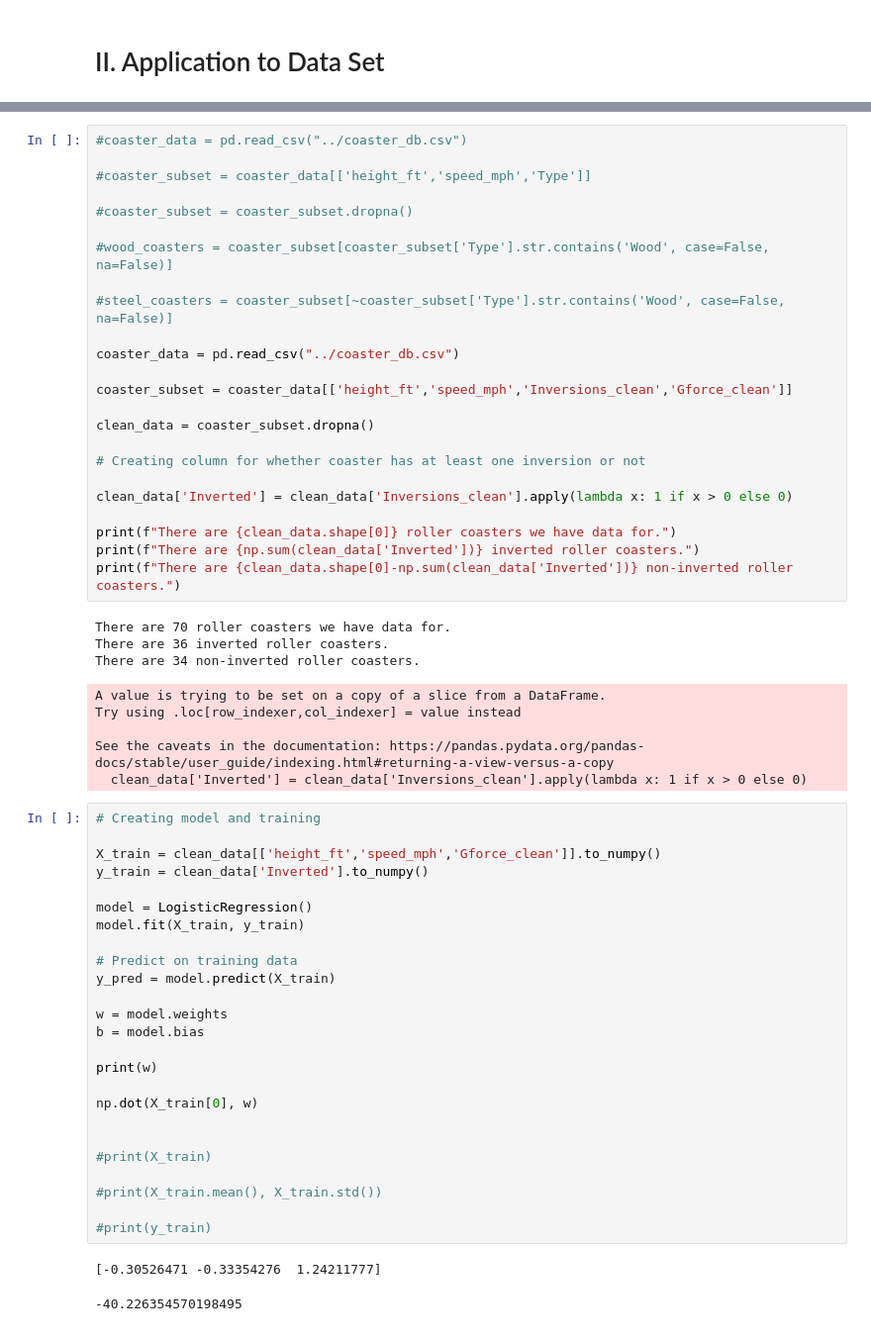
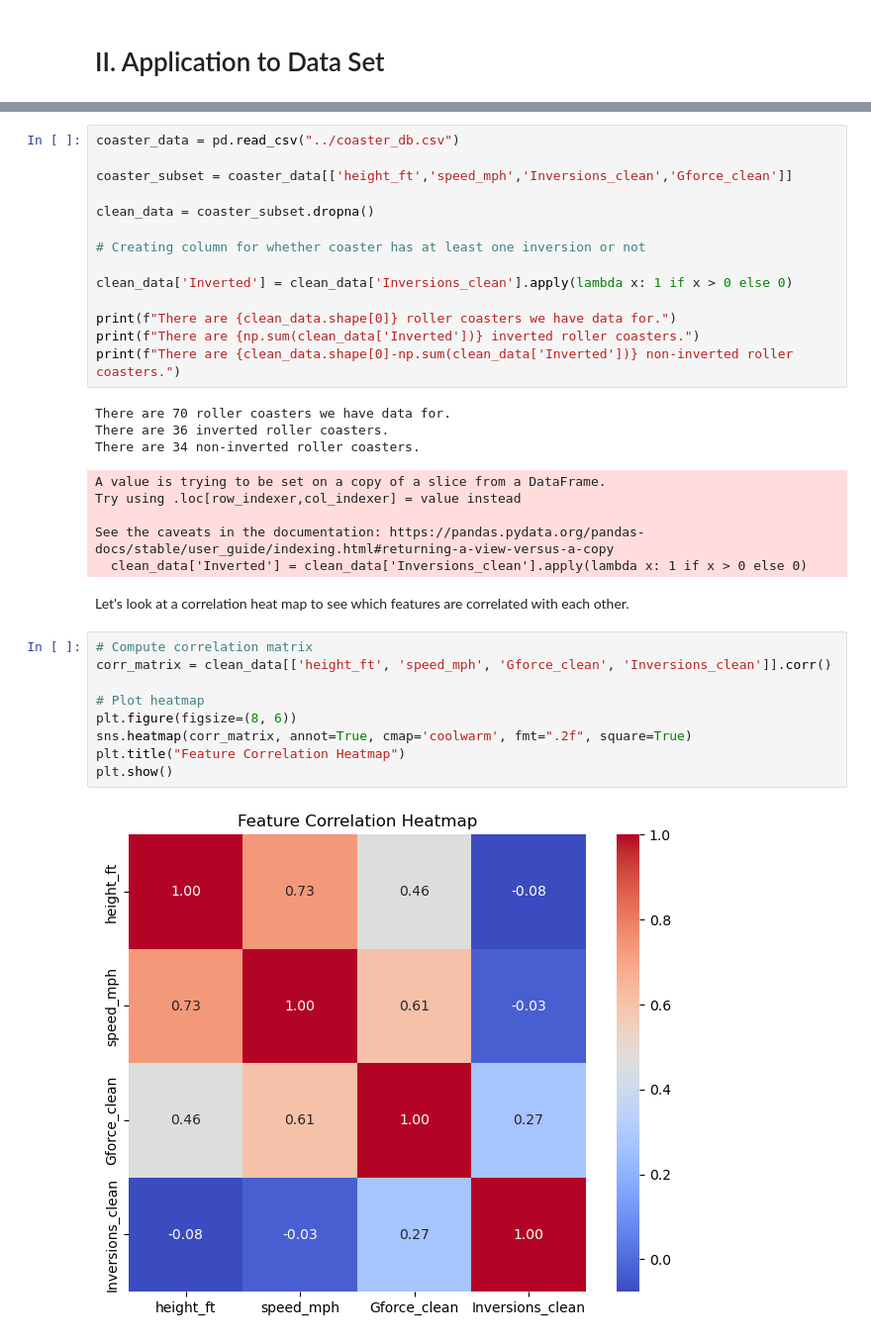
Before and after one commit to legendschwab/cmor438individual, a Jupyter notebook: Supervised Machine Learning/3. Logistic Regression/LogisticRegressioncmor438.ipynb, the cells around one changed output, grey strips where cells are left out. Shown at 99% size. Cells and saved outputs as stored; diff of their text form.

```diff
--- a/Supervised Machine Learning/3. Logistic Regression/LogisticRegressioncmor438.ipynb
+++ b/Supervised Machine Learning/3. Logistic Regression/LogisticRegressioncmor438.ipynb
@@ -47,14 +57,4 @@ class LogisticRegression:
 # %%
-#coaster_data = pd.read_csv("../coaster_db.csv")
-
-#coaster_subset = coaster_data[['height_ft','speed_mph','Type']]
-
-#coaster_subset = coaster_subset.dropna()
-
-#wood_coasters = coaster_subset[coaster_subset['Type'].str.contains('Wood', case=False, na=False)]
-
-#steel_coasters = coaster_subset[~coaster_subset['Type'].str.contains('Wood', case=False, na=False)]
-
 coaster_data = pd.read_csv("../coaster_db.csv")
 
 coaster_subset = coaster_data[['height_ft','speed_mph','Inversions_clean','Gforce_clean']]
@@ -77,31 +77,16 @@ Try using .loc[row_indexer,col_indexer] = value instead
 
 See the caveats in the documentation: https://pandas.pydata.org/pandas-docs/stable/user_guide/indexing.html#returning-a-view-versus-a-copy
   clean_data['Inverted'] = clean_data['Inversions_clean'].apply(lambda x: 1 if x > 0 else 0)
-# %%
-# Creating model and training
-
-X_train = clean_data[['height_ft','speed_mph','Gforce_clean']].to_numpy()
-y_train = clean_data['Inverted'].to_numpy()
-
-model = LogisticRegression()
-model.fit(X_train, y_train)
-
-# Predict on training data
-y_pred = model.predict(X_train)
-
-w = model.weights
-b = model.bias
-
-print(w)
-
-np.dot(X_train[0], w)
-
-
-#print(X_train)
-
-#print(X_train.mean(), X_train.std())
-
-#print(y_train)
-# %% [output]
-[-0.30526471 -0.33354276  1.24211777]
--40.226354570198495
+# %% [markdown]
+Let's look at a correlation heat map to see which features are correlated with each other.
+# %%
+# Compute correlation matrix
+corr_matrix = clean_data[['height_ft', 'speed_mph', 'Gforce_clean', 'Inversions_clean']].corr()
+
+# Plot heatmap
+plt.figure(figsize=(8, 6))
+sns.heatmap(corr_matrix, annot=True, cmap='coolwarm', fmt=".2f", square=True)
+plt.title("Feature Correlation Heatmap")
+plt.show()
+# %% [output]
+[figure, added]
```
Also changed, not shown: parts of 8 cells of this notebook.
